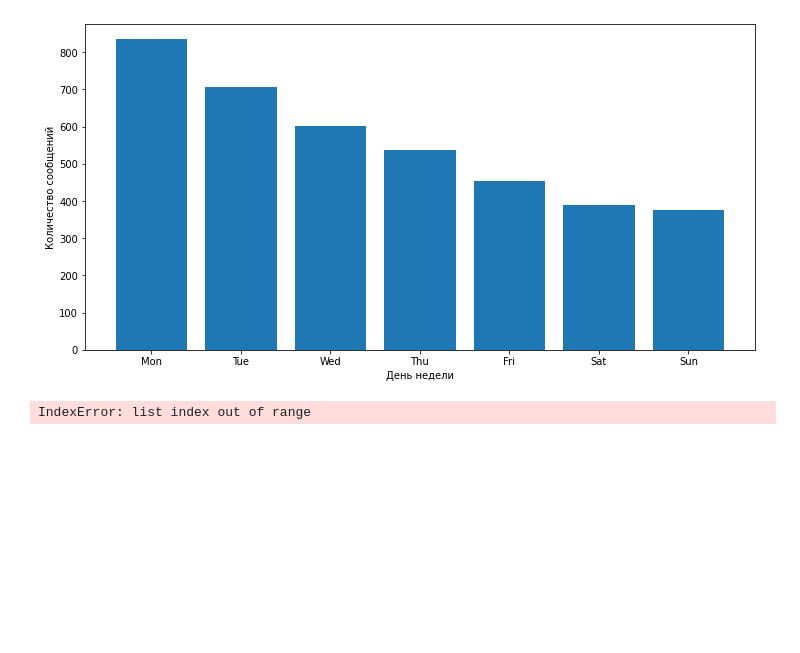
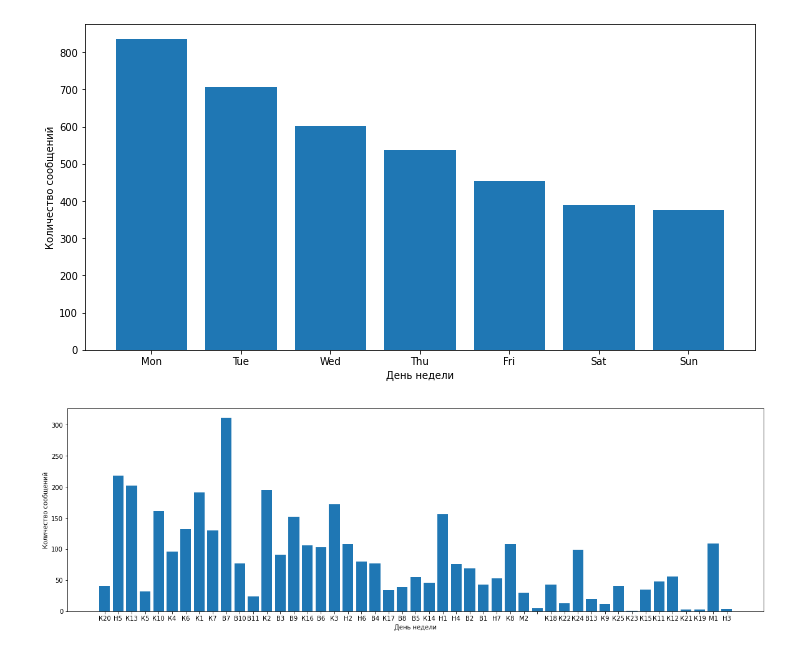
Before and after one commit to MrCrashLab/PythonPractice, a Jupyter notebook: Practice_03/main.ipynb, the cells around one changed output. Saved outputs shown, nothing was run; the diff lists cells and outputs as text; code cells hidden in the pictures; blank space fills up the shorter version.

```diff
--- a/Practice_03/main.ipynb
+++ b/Practice_03/main.ipynb
@@ -123,21 +127,21 @@ plt.show()
 # %%
 import matplotlib.pyplot as plt
 import numpy as np
 xgroup = []
 ygroup = []
 for tmp in messages:
     if not tmp[0][0] in xgroup:
         xgroup.append(tmp[0][0])
         ygroup.append(1)
     else:
-        ygroup[x.index(tmp[0][0])] += 1
+        ygroup[xgroup.index(tmp[0][0])] += 1
 fig, ax = plt.subplots()
 ax.bar(xgroup, ygroup)
-ax.set_xlabel('День недели')
+ax.set_xlabel('Группа')
 ax.set_ylabel('Количество сообщений')
 fig.set_figwidth(20)
 fig.set_figheight(6)
 
 plt.show()
 # %% [output]
-IndexError: list index out of range
+[figure, added]
```
Also changed, not shown: parts of 3 cells of this notebook.
